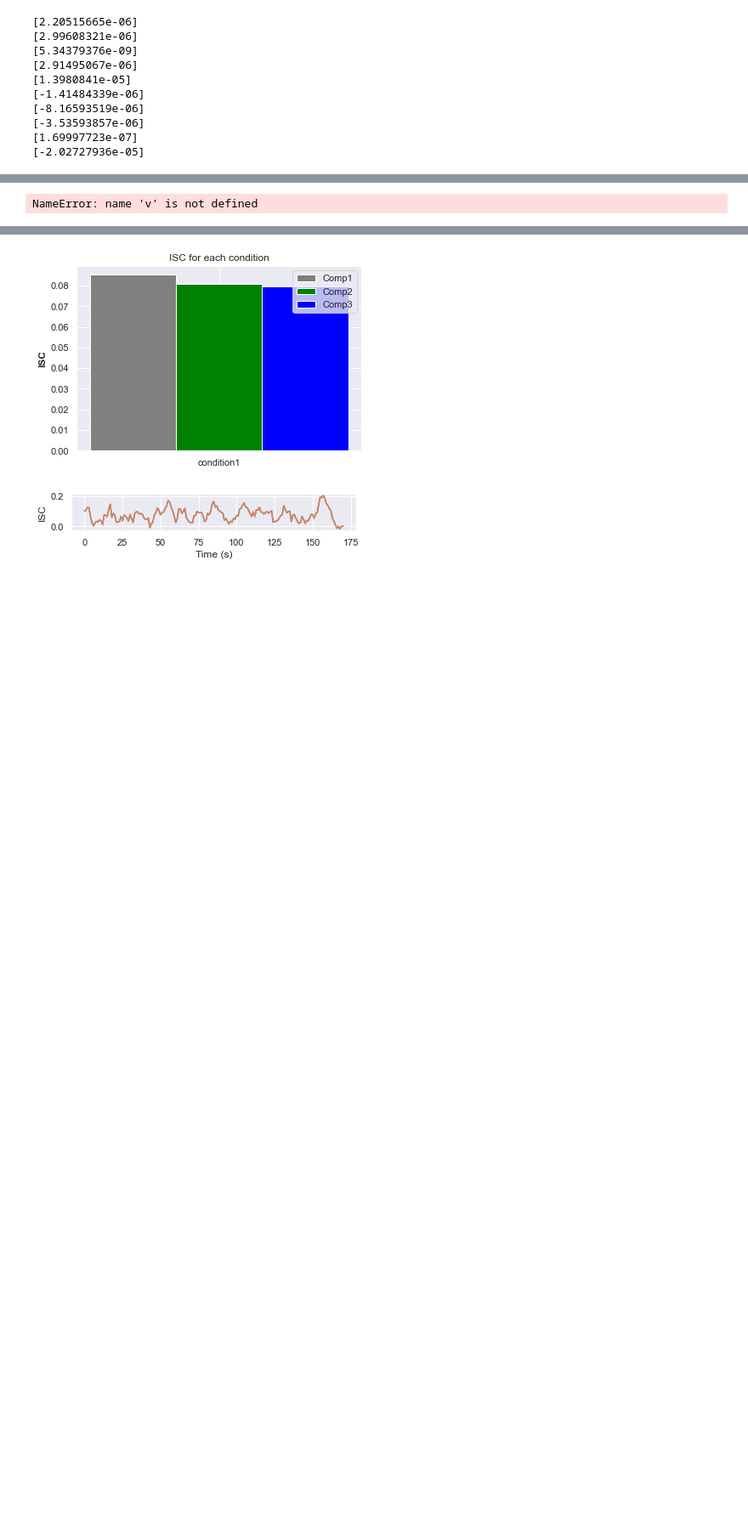
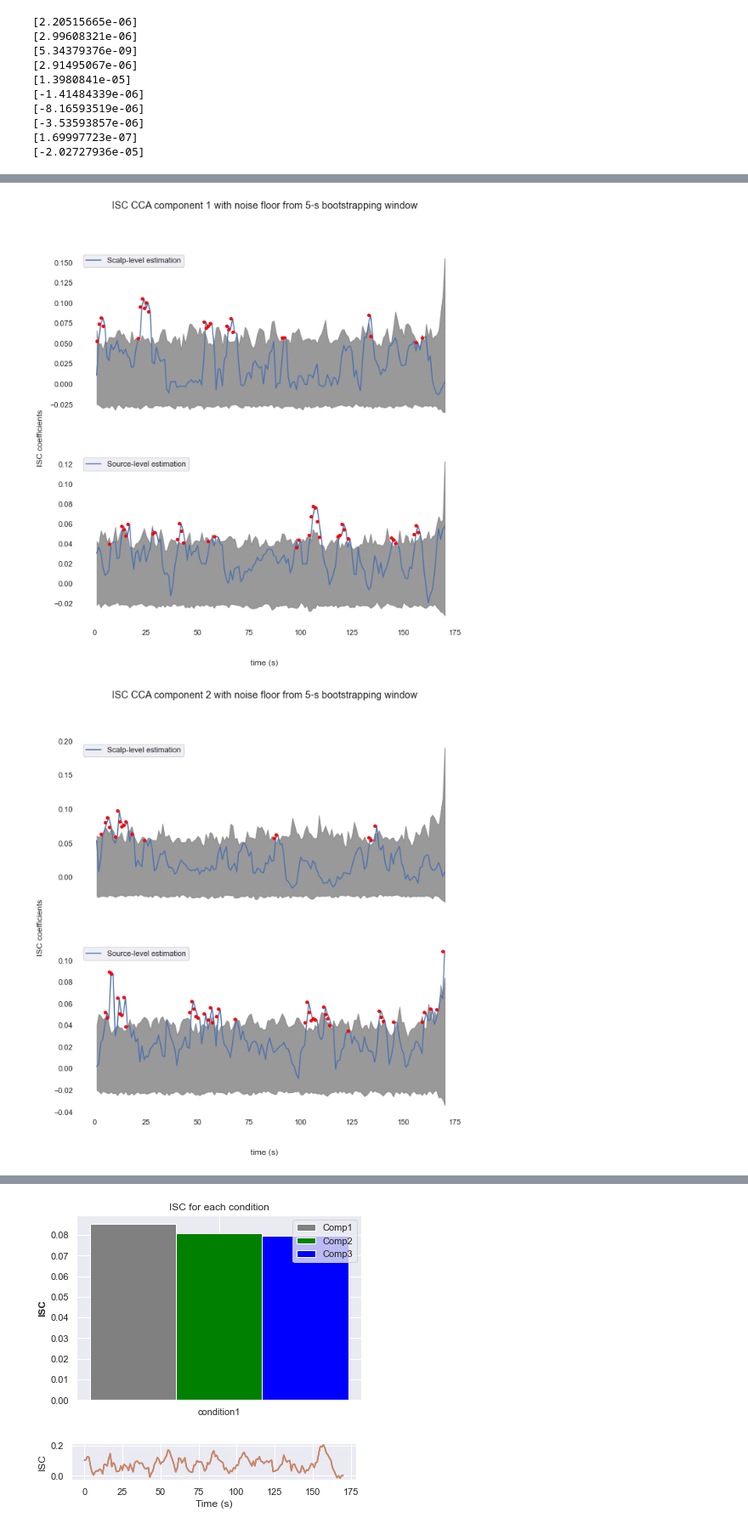
Before and after one commit to venkateshness/Internship_HBN, a Jupyter notebook: filtered_ipynbs/Big_Daddy_latest.ipynb, the cells around one changed output, grey strips where cells are left out. Shown at 85% size. Saved outputs shown, nothing was run; the diff lists cells and outputs as text; code cells hidden in the pictures; blank space fills up the shorter version.

Commit message:
Inclusion of additional subjects

```diff
--- a/filtered_ipynbs/Big_Daddy_latest.ipynb
+++ b/filtered_ipynbs/Big_Daddy_latest.ipynb
@@ -718,35 +634,44 @@ np.savez_compressed('/users/local/Venkatesh/Generated_Data/sourceCCA_ISC',source
 # %%
-isc_result_old = np.load('/users/local/Venkatesh/Generated_Data/CCA_ISC.npz')['CCA_ISC']
-significance = np.array(np.where(np.max(np.array(v)[:,0,:],axis=0)<isc_results['condition1']['ISC_persecond'][0]))
-
-noise = np.load('/users/local/Venkatesh/Generated_Data/noise_floor.npz')['a']
-significance_old = np.array(np.where(np.max(np.array(noise)[:,0,:],axis=0)<isc_result_old[0]))
-
-fig = plt.figure(figsize = (10,10))
-ax1 = plt.subplot(211, frameon=False)
-ax2 = plt.subplot(212, frameon=False)
+isc_result_scalp = np.load('/users/local/Venkatesh/Generated_Data/25_subjects/CCA_ISC.npz')['CCA_ISC']
+noise_scalp = np.load('/users/local/Venkatesh/Generated_Data/25_subjects/noise_floor.npz')['isc_noise_floored']
+isc_results = np.load('/users/local/Venkatesh/Generated_Data/25_subjects/isc_source.npz')['sourceISC']
+noise_SI = np.load('/users/local/Venkatesh/Generated_Data/25_subjects/noise_floor_source.npz')['sourceCCA']
 
 
-ax1.plot(range(1,171),isc_result_old[0], label='Scalp-level estimation')
-ax1.fill_between(range(1,171),np.max(np.array(noise)[:,0,:],axis=0).T,np.min(np.array(noise)[:,0,:],axis=0).T,color ='grey',alpha=0.8)
-ax1.plot(significance_old,isc_result_old[0][significance_old],
-              marker='o', ls="",color='red',markersize=4)
-ax1.legend(loc="upper left")
+def component(comp):
+    significance_scalp = np.array(np.where(np.max(np.array(noise_scalp)[:,comp,:],axis=0)<isc_result_scalp[comp,:]))
+    significance = np.array(np.where(np.max(np.array(noise_SI)[:,comp,:],axis=0)<isc_results[comp]))
 
 
 
-ax2.plot(range(1,171),isc_results['condition1']['ISC_persecond'][0], label='Source-level estimation')
-ax2.fill_between(range(1,171),np.max(np.array(v)[:,0,:],axis=0).T,np.min(np.array(v)[:,0,:],axis=0).T,color ='grey',alpha=0.8)
-ax2.plot(significance,isc_results['condition1']['ISC_persecond'][0][significance],
-              marker='o', ls="",color='red',markersize=4)
-ax2.legend(loc="upper left")
+    fig = plt.figure(figsize = (10,10))
+    ax1 = plt.subplot(211, frameon=False)
+    ax2 = plt.subplot(212, frameon=False)
 
 
-ax1.get_shared_x_axes().join(ax1, ax2)
-ax1.set_xticklabels([])
-fig.text(0.5, 0.04, 'time (s)', ha='center')
-fig.text(0.04, 0.5, 'ISC coefficients', va='center', rotation='vertical')
-plt.suptitle('First ISC CCA component with noise floor from 5-s bootstrapping window')
-fig.savefig('/homes/v20subra/S4B2/eLORETA_extensive_validation/scalp_source_noise_floor.jpeg')
+    ax1.plot(range(1,171),isc_result_scalp[comp], label='Scalp-level estimation')
+    ax1.fill_between(range(1,171),np.max(np.array(noise_scalp)[:,comp,:],axis=0).T,np.min(np.array(noise_scalp)[:,comp,:],axis=0).T,color ='grey',alpha=0.8)
+    ax1.plot(significance_scalp,isc_result_scalp[comp][significance_scalp],
+                marker='o', ls="",color='red',markersize=4)
+    ax1.legend(loc="upper left")
+
+
+
+    ax2.plot(range(1,171),isc_results[comp], label='Source-level estimation')
+    ax2.fill_between(range(1,171),np.max(np.array(noise_SI)[:,comp,:],axis=0).T,np.min(np.array(noise_SI)[:,comp,:],axis=0).T,color ='grey',alpha=0.8)
+    ax2.plot(significance,isc_results[comp][significance],
+                marker='o', ls="",color='red',markersize=4)
+    ax2.legend(loc="upper left")
+
+
+    ax1.get_shared_x_axes().join(ax1, ax2)
+    ax1.set_xticklabels([])
+    fig.text(0.5, 0.04, 'time (s)', ha='center')
+    fig.text(0.04, 0.5, 'ISC coefficients', va='center', rotation='vertical')
+    plt.suptitle(f'ISC CCA component {comp+1} with noise floor from 5-s bootstrapping window')
+    # fig.savefig(f'/users/local/Venkatesh/Generated_Data/25_subjects/results/scalp_source_noise_floor_comp{comp+1}.jpeg')
+for i in range(5):
+    component(i)
 # %% [output]
-NameError: name 'v' is not defined
+[figure, added]
+[figure, added]
```
Also changed, not shown: parts of 26 cells of this notebook, 7 other files.
